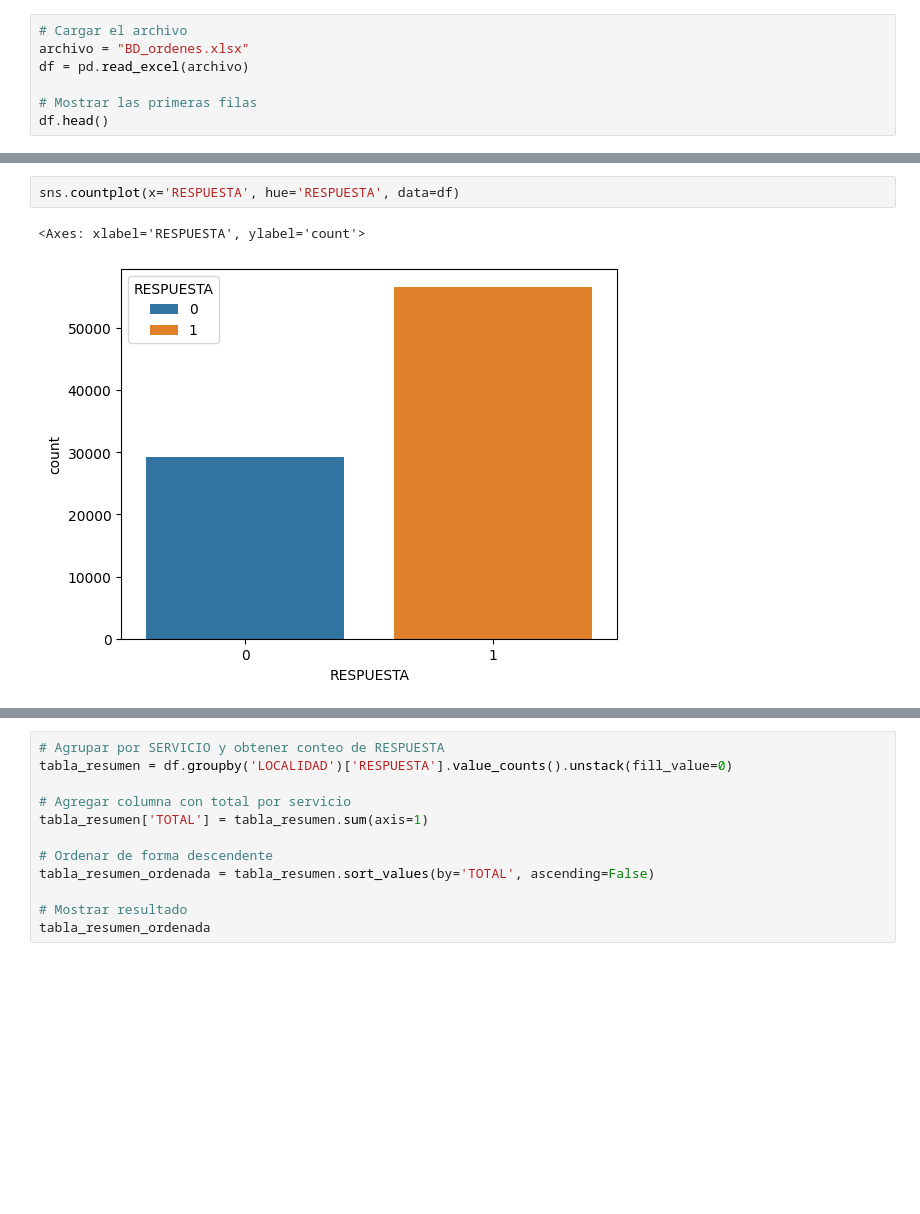
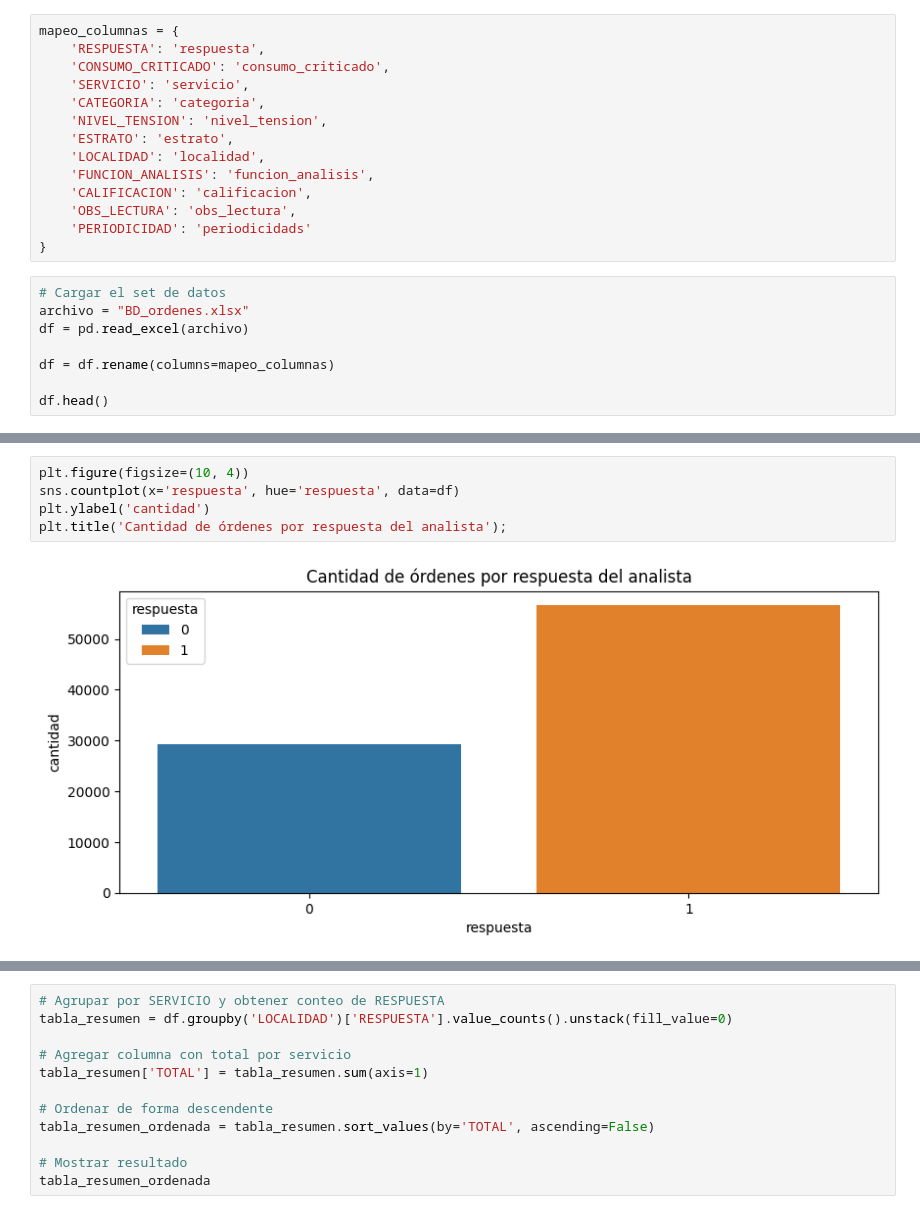
Before and after one commit to andreess891/Proyecto1_UdeM, a Jupyter notebook: Proyecto.ipynb, the cells around one changed output, grey strips where cells are left out. Saved outputs shown, nothing was run; the diff lists cells and outputs as text; blank space fills up the shorter version.

```diff
--- a/Proyecto.ipynb
+++ b/Proyecto.ipynb
@@ -16,8 +95,23 @@ from sklearn.preprocessing import LabelEncoder
+# %%
+mapeo_columnas = {
+    'RESPUESTA': 'respuesta',
+    'CONSUMO_CRITICADO': 'consumo_criticado',
+    'SERVICIO': 'servicio',
+    'CATEGORIA': 'categoria',
+    'NIVEL_TENSION': 'nivel_tension',
+    'ESTRATO': 'estrato',
+    'LOCALIDAD': 'localidad',
+    'FUNCION_ANALISIS': 'funcion_analisis',
+    'CALIFICACION': 'calificacion',
+    'OBS_LECTURA': 'obs_lectura',
+    'PERIODICIDAD': 'periodicidads'
+}
 # %%
-# Cargar el archivo
+# Cargar el set de datos
 archivo = "BD_ordenes.xlsx"
 df = pd.read_excel(archivo)
 
-# Mostrar las primeras filas
+df = df.rename(columns=mapeo_columnas)
+
 df.head()
 # %% [output]
@@ -30,5 +132,7 @@ df.head()
 # %%
-sns.countplot(x='RESPUESTA', hue='RESPUESTA', data=df)
+plt.figure(figsize=(10, 4))
+sns.countplot(x='respuesta', hue='respuesta', data=df)
+plt.ylabel('cantidad')
+plt.title('Cantidad de órdenes por respuesta del analista');
 # %% [output]
-<Axes: xlabel='RESPUESTA', ylabel='count'>
-[figure, old version]
+[figure, new version]
```
Also changed, not shown: parts of 13 cells of this notebook, 1 other file.
